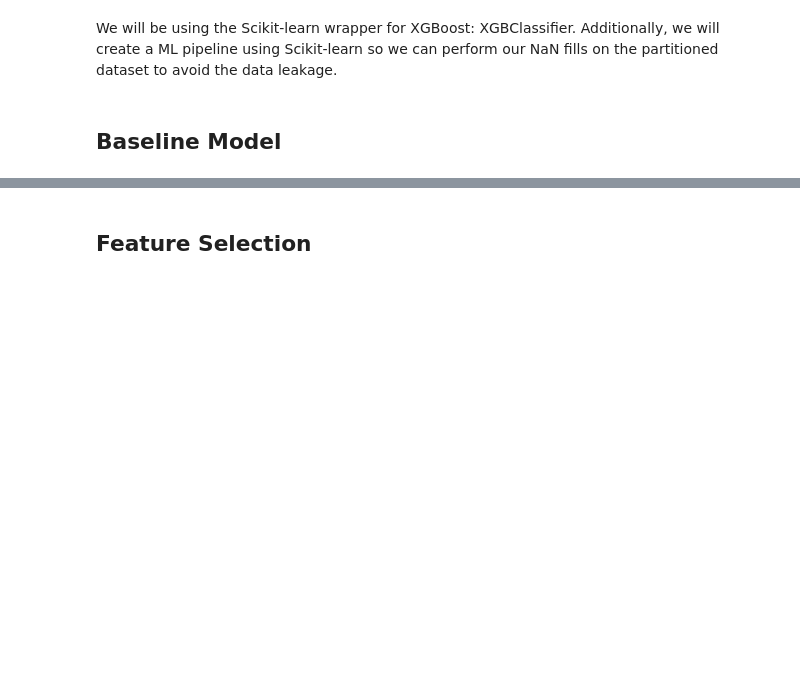
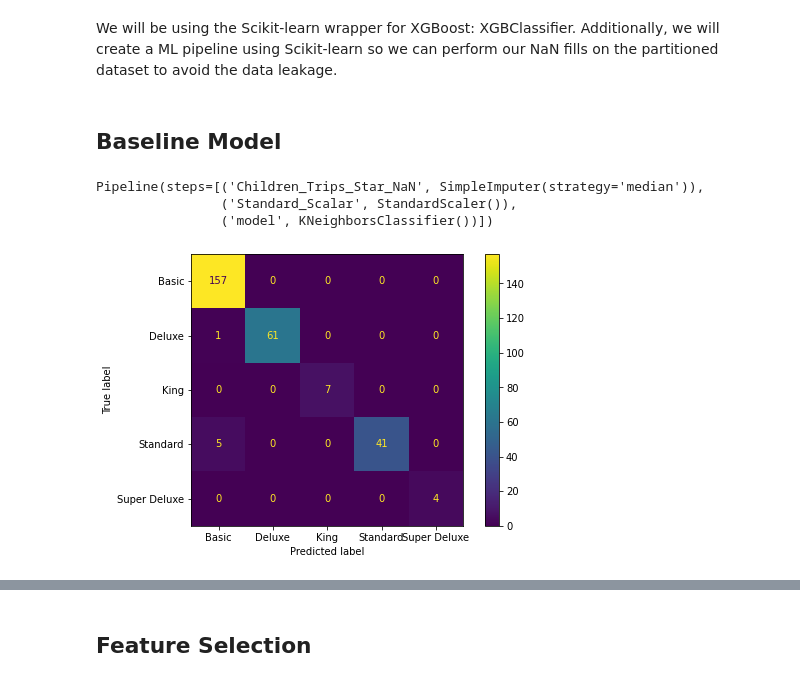
Before and after one commit to chabazite/Tourism_recommendations, a Jupyter notebook: notebooks/3.0_ASI_Modeling.ipynb, the cells around one changed output, grey strips where cells are left out. Saved outputs shown, nothing was run; the diff lists cells and outputs as text; code cells hidden in the pictures; blank space fills up the shorter version.

```diff
--- a/notebooks/3.0_ASI_Modeling.ipynb
+++ b/notebooks/3.0_ASI_Modeling.ipynb
@@ -82,2 +146,37 @@ pipeline = Pipeline([
+# %%
+#create a pipeline
+# model = XGBClassifier()
+pipeline = Pipeline([
+    # ('Age_low_salary_NaN',Age_low_salary_NaN),
+    # ('Age_NaN',Age_NaN),
+    # ('Income_NaN',Income_NaN),
+    ('Children_Trips_Star_NaN',SimpleImputer(strategy = 'median')),
+    ('Standard_Scalar',StandardScaler()),
+    ('model', KNeighborsClassifier())
+])
 # %% [markdown]
 ## Baseline Model
+# %%
+pipeline.fit(X_train,y_train)
+# %% [output]
+Pipeline(steps=[('Children_Trips_Star_NaN', SimpleImputer(strategy='median')),
+                ('Standard_Scalar', StandardScaler()),
+                ('model', KNeighborsClassifier())])
+# %%
+y_pred = pipeline.predict(X_test)
+# %%
+# Plot confusion matrix
+def confusionMatrix(y_test,y_pred):
+    fig, ax = plt.subplots(figsize=(8, 5))
+    cmp = ConfusionMatrixDisplay(
+        confusion_matrix(y_test, y_pred),
+        display_labels=["Basic", "Deluxe", "King", "Standard", "Super Deluxe"],
+    )
+
+    cmp.plot(ax=ax)
+    plt.show();
+    return
+# %%
+confusionMatrix(y_test,y_pred)
+# %% [output]
+[figure, added]
```
Also changed, not shown: parts of 35 cells of this notebook, 2 other files.
